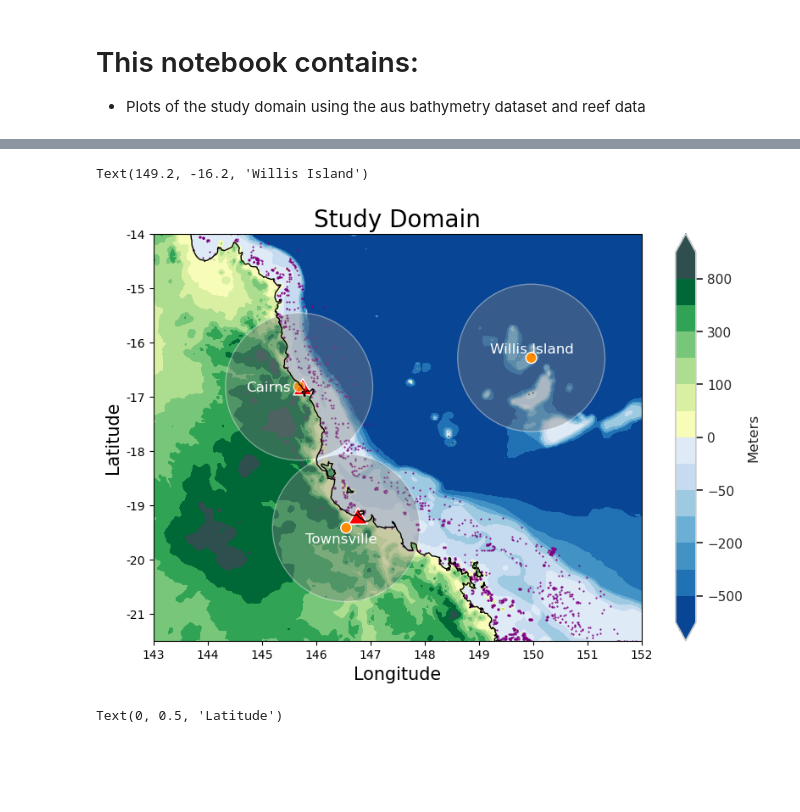
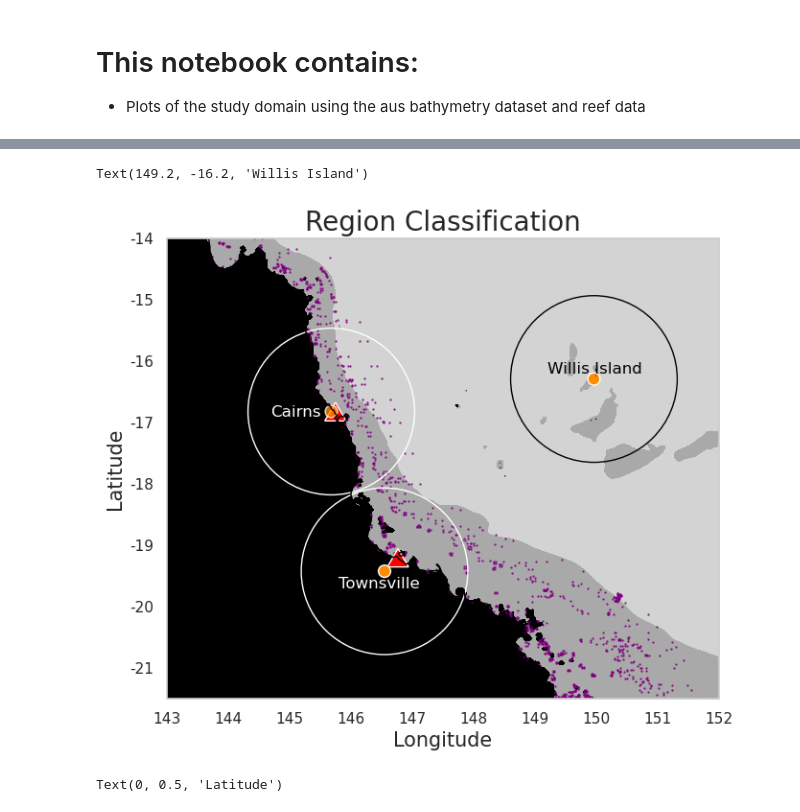
Before and after one commit to alanah-chapman/diurnal-cylces-of-clouds-and-rainfall-over-NE-QLD-during-CBS, a Jupyter notebook: RE-TO_study_domain.ipynb, the cells around one changed output, grey strips where cells are left out. Drawn from its saved outputs; the diff is of its cells as text; code cells hidden in the pictures; blank space fills up the shorter version.

```diff
--- a/RE-TO_study_domain.ipynb
+++ b/RE-TO_study_domain.ipynb
@@ -67,10 +100,13 @@ levels = [-8000, -6000, -4000, -2000, -1000, -200, -50, 0, 50, 200, 500, 1000, 1
 levels = [-800, -500, -300, -200, -100, -50, -25, 0, 50, 100, 200, 300, 500, 800, 1000]
 # levels = [-6000, -4000, -2000, -1000, -200, -50,-25, 0, 50, 200, 500, 1000, 1500,
 #           2000]
-cs = ax.contourf(lon,lat,dem,levels=levels,extend="both",colors=color)
-cb = plt.colorbar(cs,aspect=20,orientation='vertical',ax=ax)
-cb.set_label("Meters")
-ax.set_title("Study Domain",fontsize=20)
+# cs = ax.contourf(lon,lat,dem,levels=levels,extend="both",colors=color)
+colors = ["white","lightgrey","darkgrey","black"]
+cs = ax.contourf(lon,lat,dem,levels=[-8000,-150,0],extend="both",colors=colors)
+
+# cb = plt.colorbar(cs,aspect=20,orientation='vertical',ax=ax)
+# cb.set_label("Meters")
+ax.set_title("Region Classification",fontsize=20)
 ax.set_xlim([143,152])
 ax.set_xticks([143,144,145,146,147,148,149,150,151,152])
 ax.set_xticklabels([143,144,145,146,147,148,149,150,151,152])
@@ -81,38 +117,43 @@ circle_T_center = mpatches.Circle((146.5509,-19.4198),0.1,alpha=1,fc="darkorange
 circle_C_center = mpatches.Circle((145.683,-16.817),0.1,alpha=0.8,fc="darkorange") # Cairns
 circle_W_center = mpatches.Circle((149.9646,-16.2874),0.1,alpha=1,fc="darkorange") # Willis Island
 circle_T_station = mpatches.RegularPolygon((146.77,-19.25), numVertices=3,radius=0.2,alpha=1,fc="red") # Townsville station
 circle_C_station = mpatches.RegularPolygon((145.75,-16.87), numVertices=3,radius=0.2,alpha=1,fc="red") # Cairns station
-circle_T = mpatches.Circle((146.5509,-19.4198),1.358,alpha=0.4,fc="grey") # Townsville
-circle_C = mpatches.Circle((145.683,-16.817),1.358,alpha=0.4,fc="grey") # Cairns
-circle_W = mpatches.Circle((149.9646,-16.2874),1.358,alpha=0.4,fc="grey") # Willis Island
+# circle_T = mpatches.Circle((146.5509,-19.4198),1.358,alpha=0,fc="grey") # Townsville
+circle_T = mpatches.Circle((146.5509,-19.4198),1.358,fc=None,edgecolor="white",linewidth=1, fill=None)
+# circle_C = mpatches.Circle((145.683,-16.817),1.358,alpha=0.4,fc="grey") # Cairns
+circle_C = mpatches.Circle((145.683,-16.817),1.358,fc=None,edgecolor="white",linewidth=1, fill=None) # Cairns
+# circle_W = mpatches.Circle((149.9646,-16.2874),1.358,alpha=0.4,fc="grey") # Willis Island
+circle_W = mpatches.Circle((149.9646,-16.2874),1.358,fc=None,edgecolor="black",linewidth=1, fill=None) # Willis Island
 
 # plot gbr locations
 ax.scatter(gbr_coordinates[:, 0], gbr_coordinates[:, 1], color='purple', marker='o',s=0.3)
 c_radar = np.arange(144.35,147.5,1)
 # c_radar_lat = []
 # for i in c_radar:
 #     c_radar_lat.append(-17.3)
 # plt.plot(c_radar,c_radar_lat,color='darkorange')
 # circle_T_barra = mpatches.Circle((146.77,-19.25),0.1,alpha=0.9,fc="yellow") # Townsville
 # circle_C_barra = mpatches.Circle((145.75,-16.817),0.1,alpha=0.9,fc="yellow") # Cairns -16.9,-16.7,145.7,145.8
+
 ax.add_patch(circle_T)
 ax.add_patch(circle_C)
 ax.add_patch(circle_W)
+
 # ax.add_patch(circle_T_barra)
 # ax.add_patch(circle_C_barra)
 ax.add_patch(circle_T_station)
 ax.add_patch(circle_C_station)
 ax.add_patch(circle_T_center)
 ax.add_patch(circle_C_center)
 ax.add_patch(circle_W_center)
 ax.set_xlabel("Longitude",fontsize=15)
 ax.set_ylabel("Latitude",fontsize=15)
 ax.annotate("Townsville",(145.8,-19.7),color='white',fontsize=12)
 ax.annotate("Cairns",(144.7,-16.9),color='white',fontsize=12)
-ax.annotate("Willis Island",(149.2,-16.2),color='white',fontsize=12)
+ax.annotate("Willis Island",(149.2,-16.2),color='black',fontsize=12)
 # %% [output]
 Text(149.2, -16.2, 'Willis Island')
-[figure, old version]
+[figure, new version]
 # %%
 fig = plt.figure(figsize=(10, 6))
 ax = fig.add_axes([0.1, 0.1, 0.8, 0.8],projection=ccrs.PlateCarree())
```
Also changed, not shown: parts of 2 cells of this notebook, 6 other files.
